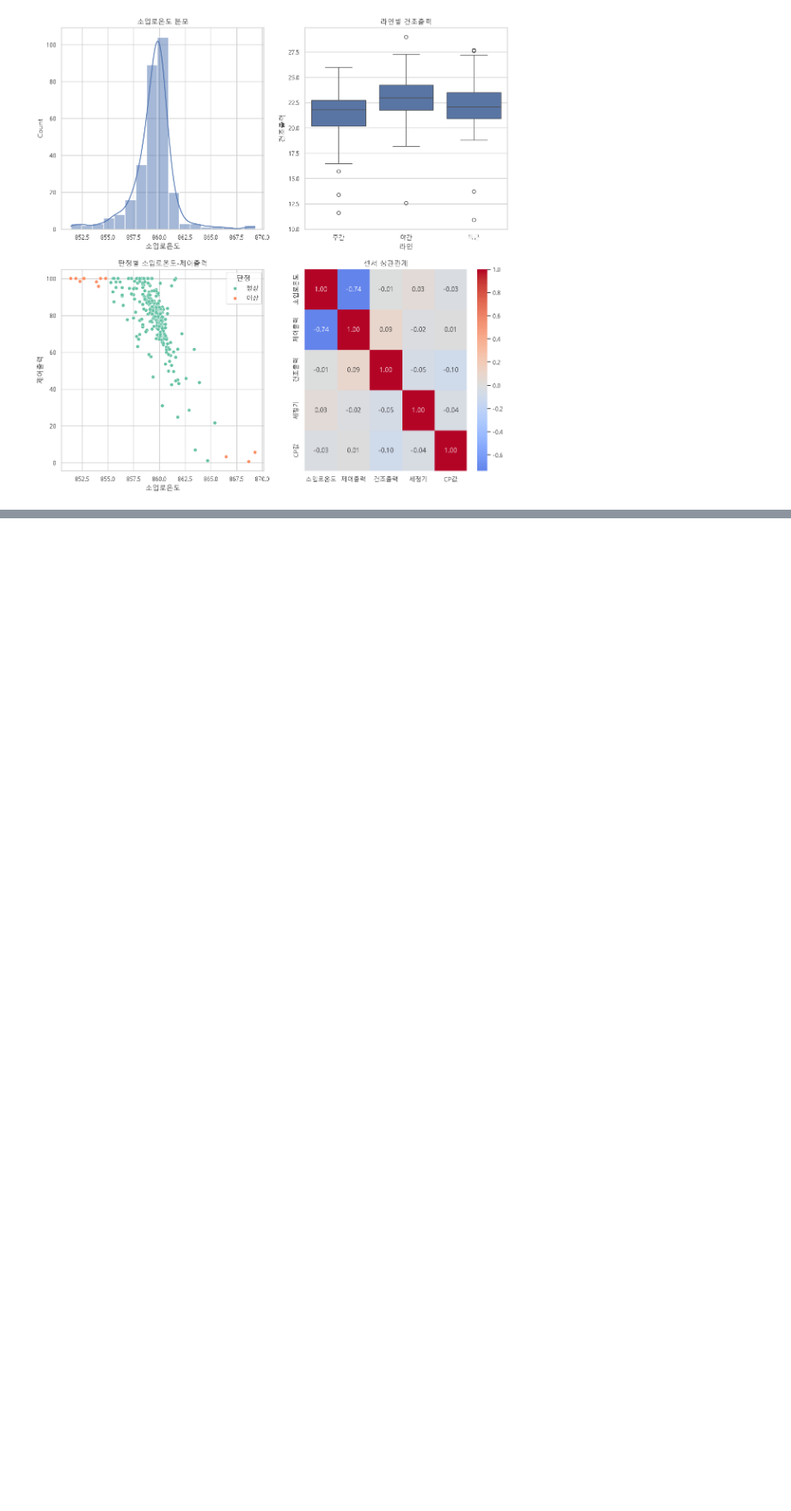
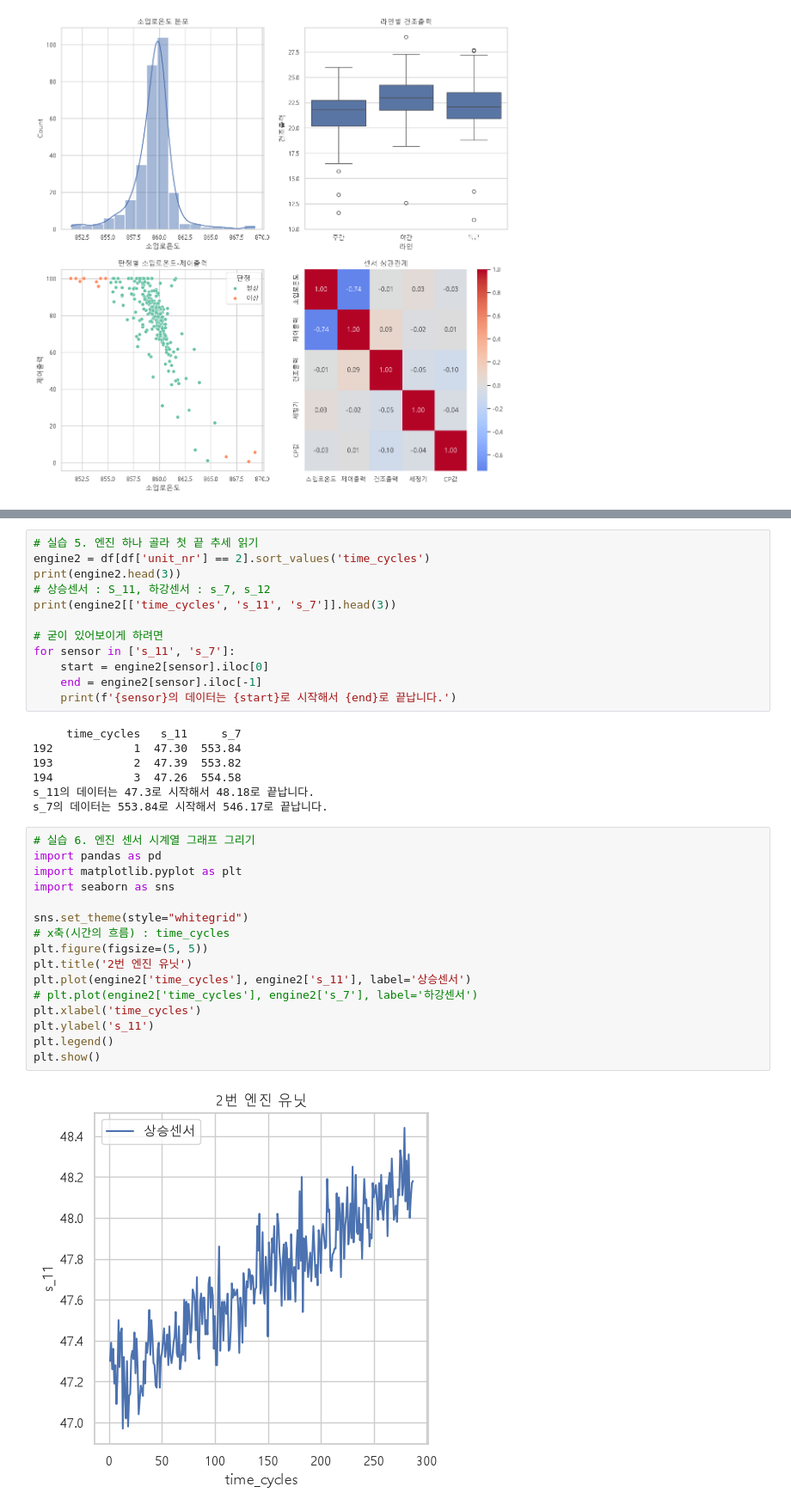
Before and after one commit to show4336-collab/KNA-DataAnalysis-1st, a Jupyter notebook: 260826practice_2.ipynb, the cells around one changed output, grey strips where cells are left out. Shown at 86% size. Drawn from its saved outputs; the diff is of its cells as text; blank space fills up the shorter version.

```diff
--- a/260826practice_2.ipynb
+++ b/260826practice_2.ipynb
@@ -95,0 +160,37 @@ plt.show()
+# %%
+# 실습 5. 엔진 하나 골라 첫 끝 추세 읽기
+engine2 = df[df['unit_nr'] == 2].sort_values('time_cycles')
+print(engine2.head(3))
+# 상승센서 : S_11, 하강센서 : s_7, s_12
+print(engine2[['time_cycles', 's_11', 's_7']].head(3))
+
+# 굳이 있어보이게 하려면
+for sensor in ['s_11', 's_7']:
+    start = engine2[sensor].iloc[0]
+    end = engine2[sensor].iloc[-1]
+    print(f'{sensor}의 데이터는 {start}로 시작해서 {end}로 끝납니다.')
+# %% [output]
+     time_cycles   s_11     s_7
+192            1  47.30  553.84
+193            2  47.39  553.82
+194            3  47.26  554.58
+s_11의 데이터는 47.3로 시작해서 48.18로 끝납니다.
+s_7의 데이터는 553.84로 시작해서 546.17로 끝납니다.
+# %%
+# 실습 6. 엔진 센서 시계열 그래프 그리기
+import pandas as pd
+import matplotlib.pyplot as plt
+import seaborn as sns
+
+sns.set_theme(style="whitegrid")
+# x축(시간의 흐름) : time_cycles
+plt.figure(figsize=(5, 5))
+plt.title('2번 엔진 유닛')
+plt.plot(engine2['time_cycles'], engine2['s_11'], label='상승센서')
+# plt.plot(engine2['time_cycles'], engine2['s_7'], label='하강센서')
+plt.xlabel('time_cycles')
+plt.ylabel('s_11')
+plt.legend()
+plt.show()
+# %% [output]
+[figure, added]
```
Also changed, not shown: parts of 3 cells of this notebook.
